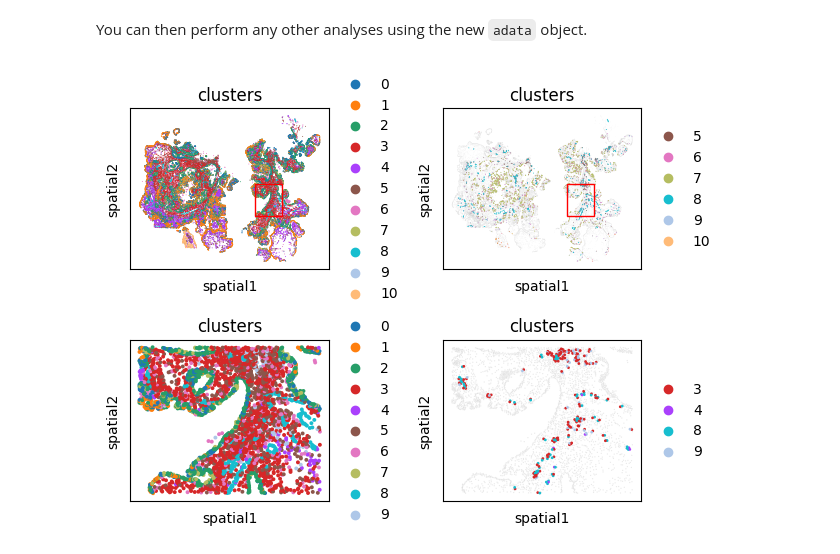
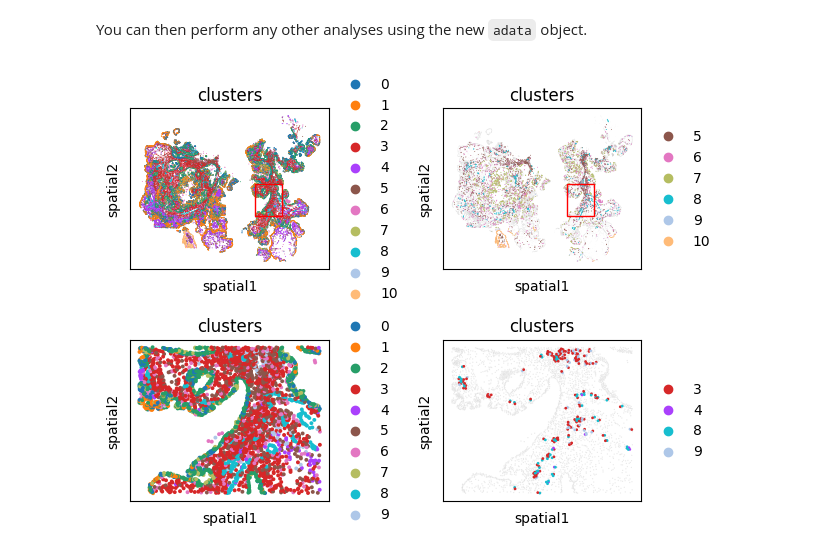
Before and after one commit to immunitastx/monkeybread, a Jupyter notebook: docs/notebooks/tutorial.ipynb, the cells around one changed output. Saved outputs shown, nothing was run; the diff lists cells and outputs as text; code cells hidden in the pictures.

```diff
--- a/docs/notebooks/tutorial.ipynb
+++ b/docs/notebooks/tutorial.ipynb
@@ -143,8 +143,8 @@ mb.plot.shortest_distances(distances, expected_distances = permutation_distances
 # %% [markdown]
 Cell contact detects cells within either a provided or automatically generated radius of each other.
 # %%
-group1 = list(map(str, range(5, 9)))
-group2 = list(map(str, range(7, 11)))
+group1 = list(map(str, range(5, 11)))
+group2 = list(map(str, range(5, 11)))
 
 fig, axs = plt.subplots(nrows = 1, ncols = 2, figsize = (12, 4))
 observed_contacts = mb.calc.cell_contact(
@@ -168,7 +168,10 @@ mb.plot.cell_contact_heatmap(
     observed_contacts,
     ax = axs[1],
     count_multi = True,
-    show = False
+    show = False,
+    annot_kws = {
+        "fontsize": "xx-small"
+    }
 )
 plt.gcf().set_dpi(300)
 plt.show()
@@ -321,33 +323,35 @@ sc.pl.embedding(
     adata,
     basis = "spatial",
     color = "clusters",
     ax = axs[0][0],
     show = False,
 )
 rect = mpl.patches.Rectangle((9000, 7000), 1000, 1000, linewidth=1, edgecolor='r', facecolor='none')
 axs[0][0].add_patch(rect)
 mb.plot.cell_contact_embedding(
     adata,
     observed_contacts,
     group = "clusters",
-    ax = axs[0][1]
+    ax = axs[0][1],
+    show = False
 )
 rect = mpl.patches.Rectangle((9000, 7000), 1000, 1000, linewidth=1, edgecolor='r', facecolor='none')
 axs[0][1].add_patch(rect)
 sc.pl.embedding(
     adata_zoomed,
     basis = "spatial",
     color = "clusters",
     ax = axs[1][0],
     show = False,
 )
 mb.plot.cell_contact_embedding(
     adata_zoomed,
     zoomed_contact,
     group = "clusters",
-    ax = axs[1][1]
+    ax = axs[1][1],
+    show = False
 )
 plt.tight_layout()
 plt.show()
 # %% [output]
-[figure, old version]
+[figure, new version]
```
Also changed, not shown: parts of 8 cells of this notebook, 8 other files.
